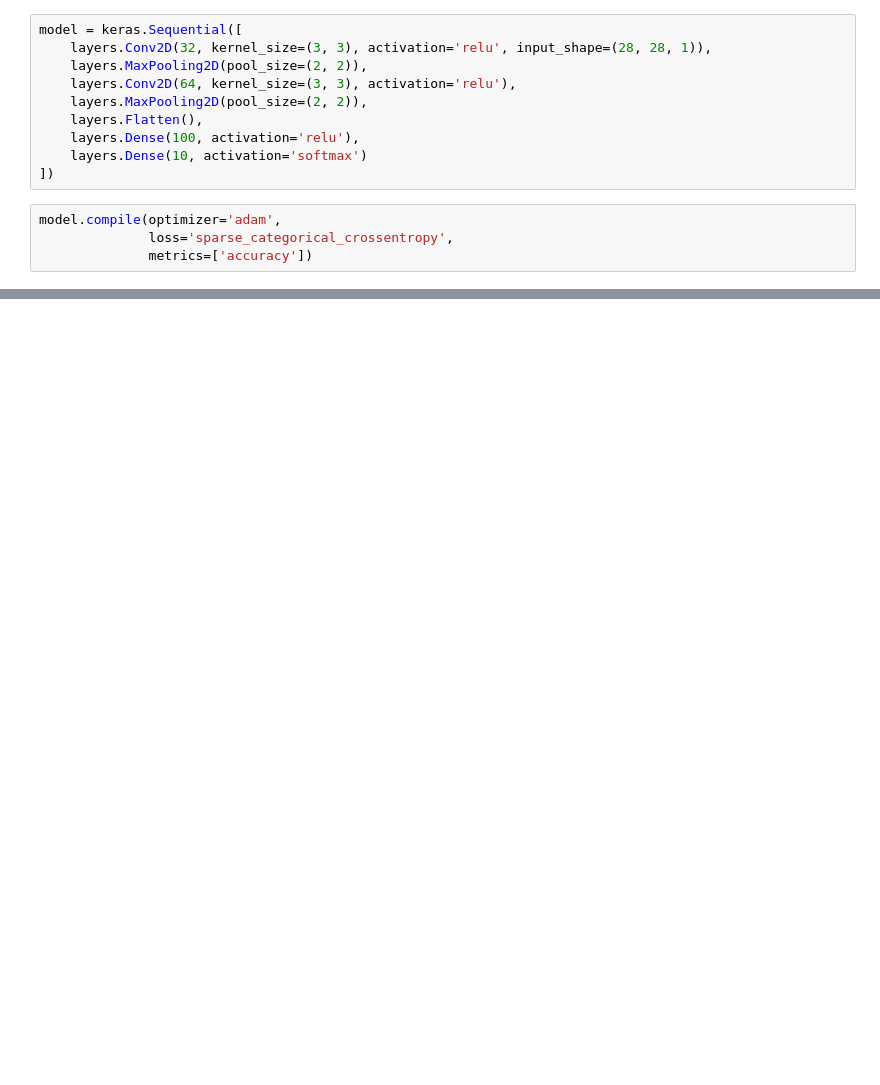
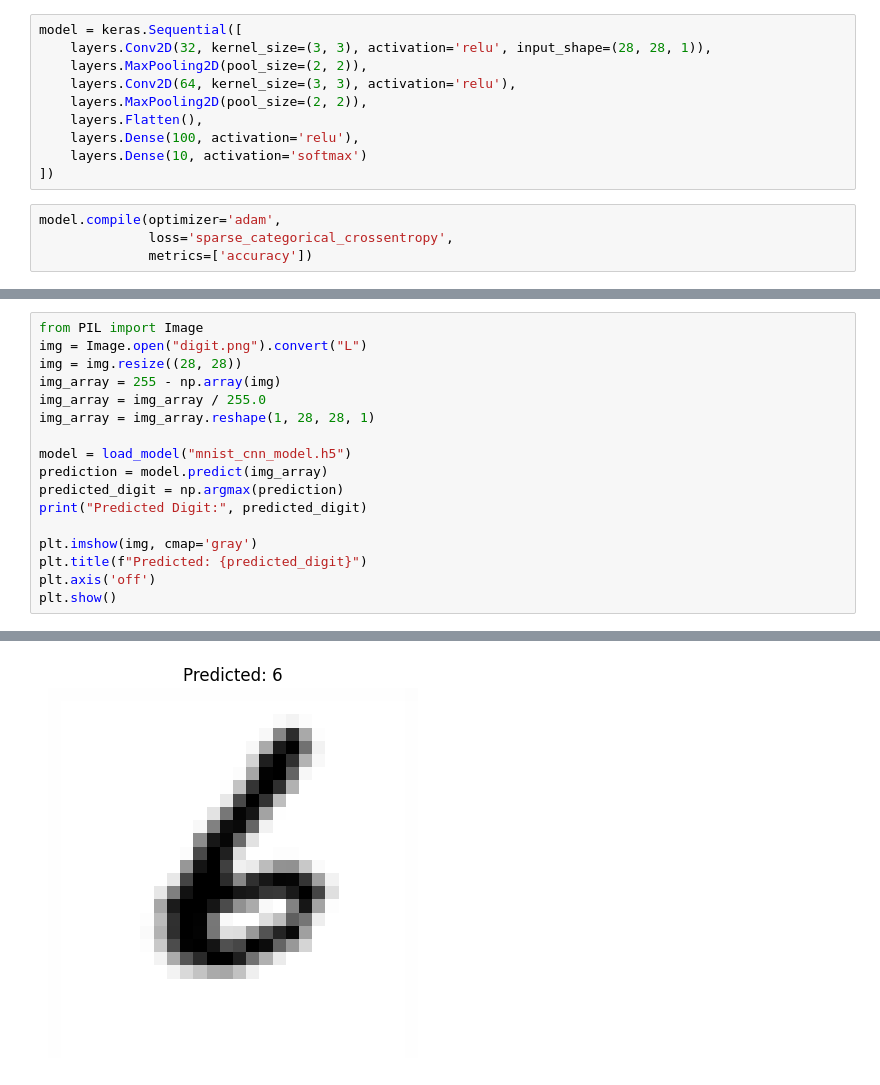
Before and after one commit to Prince7071/CNN, a Jupyter notebook: Digit_classification.ipynb, the cells around one changed output, grey strips where cells are left out. Cells and saved outputs as stored; diff of their text form; blank space fills up the shorter version.

```diff
--- a/Digit_classification.ipynb
+++ b/Digit_classification.ipynb
@@ -58,0 +84,18 @@ print("Model saved as mnist_cnn_model.h5")
+# %%
+from PIL import Image
+img = Image.open("digit.png").convert("L")
+img = img.resize((28, 28))
+img_array = 255 - np.array(img)
+img_array = img_array / 255.0
+img_array = img_array.reshape(1, 28, 28, 1)
+
+model = load_model("mnist_cnn_model.h5")
+prediction = model.predict(img_array)
+predicted_digit = np.argmax(prediction)
+print("Predicted Digit:", predicted_digit)
+
+plt.imshow(img, cmap='gray')
+plt.title(f"Predicted: {predicted_digit}")
+plt.axis('off')
+plt.show()
+# %% [output]
@@ -58,0 +105 @@ print("Model saved as mnist_cnn_model.h5")
+[figure, added]
```
Also changed, not shown: parts of 10 cells of this notebook.
